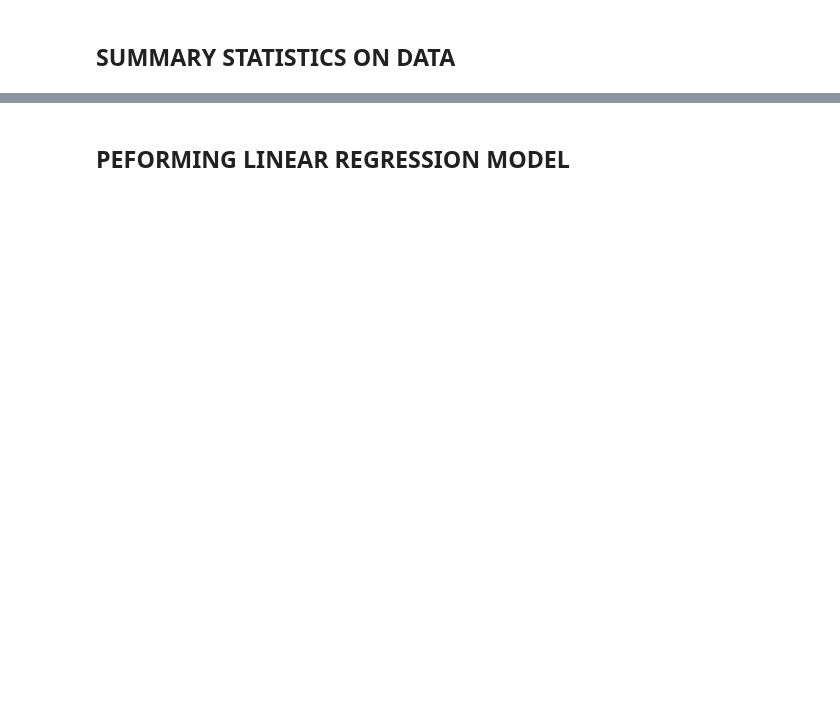
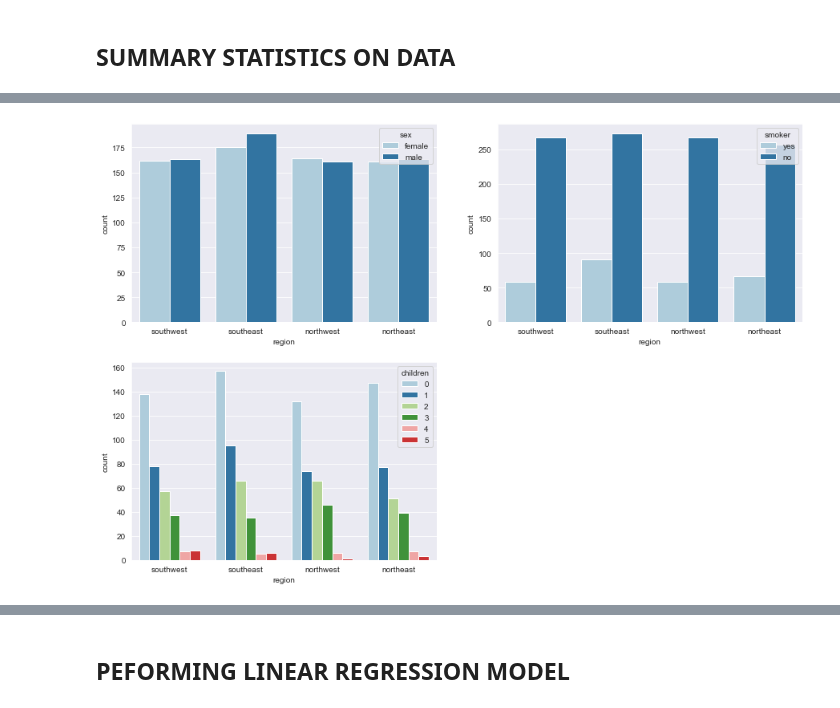
Before and after one commit to JedSolo/US-Medical-Insurance-Costs, a Jupyter notebook: us-medical-insurance-costs.ipynb, the cells around one changed output, grey strips where cells are left out. Saved outputs shown, nothing was run; the diff lists cells and outputs as text; code cells hidden in the pictures; blank space fills up the shorter version.

```diff
--- a/us-medical-insurance-costs.ipynb
+++ b/us-medical-insurance-costs.ipynb
@@ -175 +106,15 @@ plt.show()
+# %%
+import seaborn as sns
+
+sns.set_style('darkgrid')
+sns.set_palette('Paired')
+plt.figure(figsize=(15,10))
+a = 1
+for i in insurance_data[['sex', 'smoker', 'children']]:
+    plt.subplot(2,2,a)
+    sns.countplot(data=insurance_data, x='region', hue=i)
+    a += 1
+plt.show()
+# %% [output]
+[figure, added]
 # %% [markdown]
```
Also changed, not shown: parts of 19 cells of this notebook.
